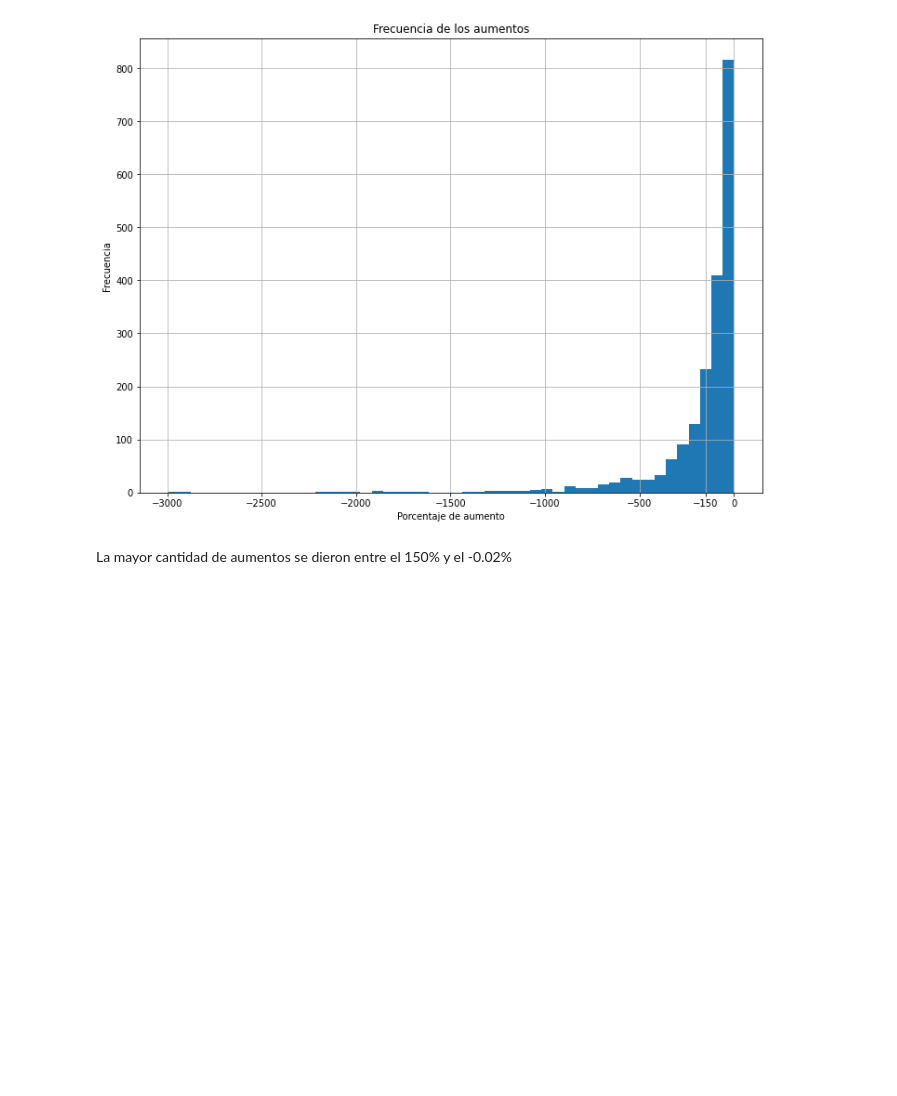
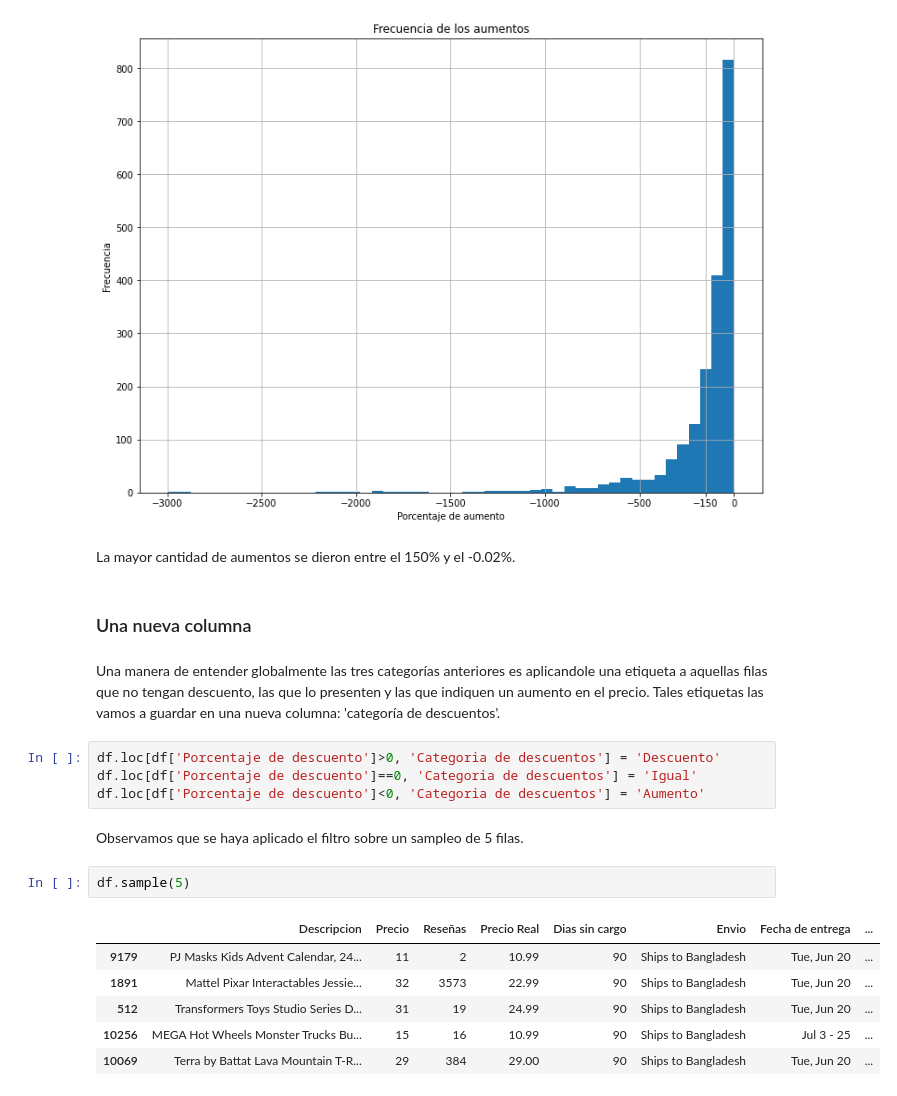
Before and after one commit to Estani94/Limpieza-y-EDA-Dataset-Amazon, a Jupyter notebook: EDA_amazon.ipynb, the cells around one changed output. Saved outputs shown, nothing was run; the diff lists cells and outputs as text; blank space fills up the shorter version.

```diff
--- a/EDA_amazon.ipynb
+++ b/EDA_amazon.ipynb
@@ -417,4 +417,23 @@ plt.show()
 # %% [output]
 [figure]
 # %% [markdown]
-La mayor cantidad de aumentos se dieron entre el 150% y el -0.02%
+La mayor cantidad de aumentos se dieron entre el 150% y el -0.02%.
+# %% [markdown]
+### Una nueva columna
+# %% [markdown]
+Una manera de entender globalmente las tres categorías anteriores es aplicandole una etiqueta a aquellas filas que no tengan descuento, las que lo presenten y las que indiquen un aumento en el precio. Tales etiquetas las vamos a guardar en una nueva columna: 'categoría de descuentos'.
+# %%
+df.loc[df['Porcentaje de descuento']>0, 'Categoria de descuentos'] = 'Descuento'
+df.loc[df['Porcentaje de descuento']==0, 'Categoria de descuentos'] = 'Igual'
+df.loc[df['Porcentaje de descuento']<0, 'Categoria de descuentos'] = 'Aumento'
+# %% [markdown]
+Observamos que se haya aplicado el filtro sobre un sampleo de 5 filas.
+# %%
+df.sample(5)
+# %% [output]
+|  | Descripcion | Precio | Reseñas | Precio Real | Dias sin cargo | Envio | Fecha de entrega | ... |
+| 9179 | PJ Masks Kids Advent Calendar, 24... | 11 | 2 | 10.99 | 90 | Ships to Bangladesh | Tue, Jun 20 | ... |
+| 1891 | Mattel Pixar Interactables Jessie... | 32 | 3573 | 22.99 | 90 | Ships to Bangladesh | Tue, Jun 20 | ... |
+| 512 | Transformers Toys Studio Series D... | 31 | 19 | 24.99 | 90 | Ships to Bangladesh | Tue, Jun 20 | ... |
+| 10256 | MEGA Hot Wheels Monster Trucks Bu... | 15 | 16 | 10.99 | 90 | Ships to Bangladesh | Jul 3 - 25 | ... |
+| 10069 | Terra by Battat Lava Mountain T-R... | 29 | 384 | 29.00 | 90 | Ships to Bangladesh | Tue, Jun 20 | ... |
```
Also changed, not shown: parts of 3 cells of this notebook.
